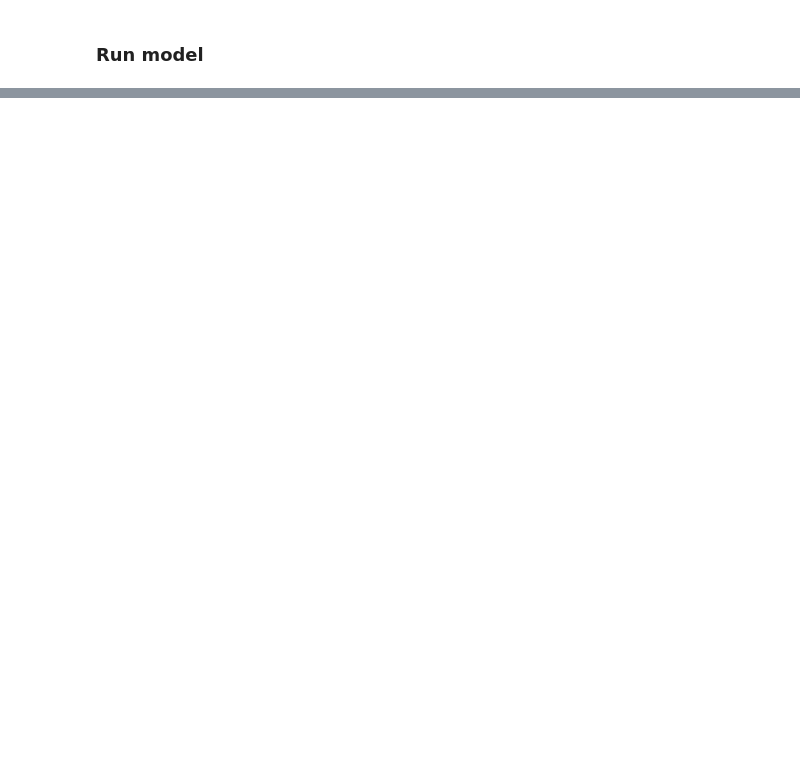
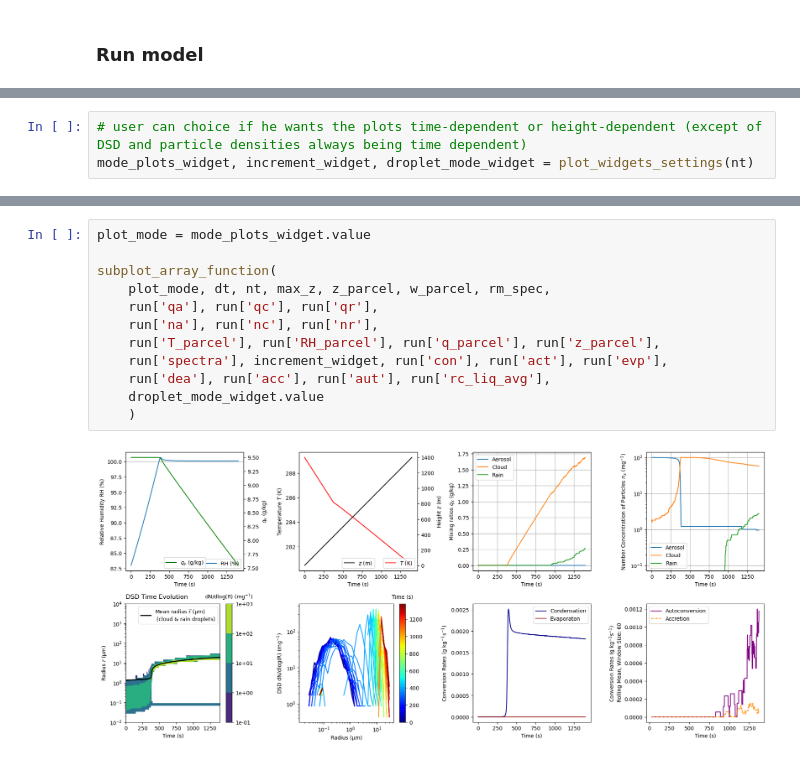
Before and after one commit to VZwork17/PyLCM_edu, a Jupyter notebook: turbulent_parcel_model.ipynb, the cells around one changed output, grey strips where cells are left out. Cells and saved outputs as stored; diff of their text form; blank space fills up the shorter version.

```diff
--- a/turbulent_parcel_model.ipynb
+++ b/turbulent_parcel_model.ipynb
@@ -154,0 +115,3 @@ plt.show()
+# %%
+# user can choice if he wants the plots time-dependent or height-dependent (except of DSD and particle densities always being time dependent)
+mode_plots_widget, increment_widget, droplet_mode_widget = plot_widgets_settings(nt)
@@ -155,2 +123,16 @@ plt.show()
+# %%
+plot_mode = mode_plots_widget.value
+
+subplot_array_function(
+    plot_mode, dt, nt, max_z, z_parcel, w_parcel, rm_spec,
+    run['qa'], run['qc'], run['qr'],
+    run['na'], run['nc'], run['nr'],
+    run['T_parcel'], run['RH_parcel'], run['q_parcel'], run['z_parcel'],
+    run['spectra'], increment_widget, run['con'], run['act'], run['evp'],
+    run['dea'], run['acc'], run['aut'], run['rc_liq_avg'],
+    droplet_mode_widget.value
+    )
+# %% [output]
+[figure, added]
 # %%
 # Plot linear vs turbulent ascent (reference run)
```
Also changed, not shown: parts of 20 cells of this notebook.
